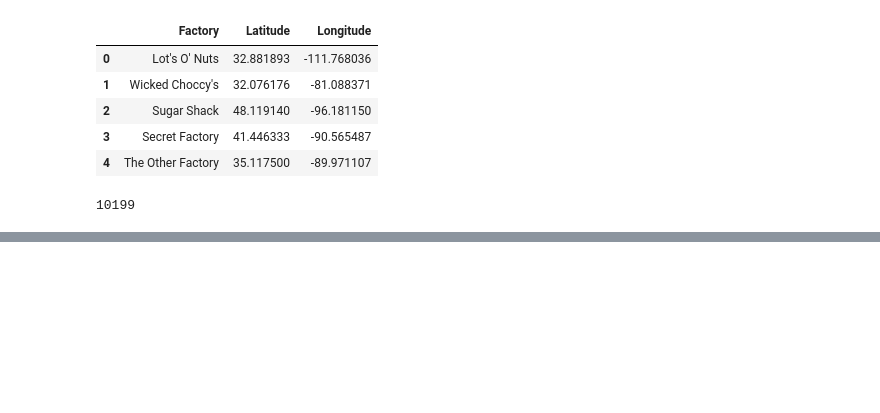
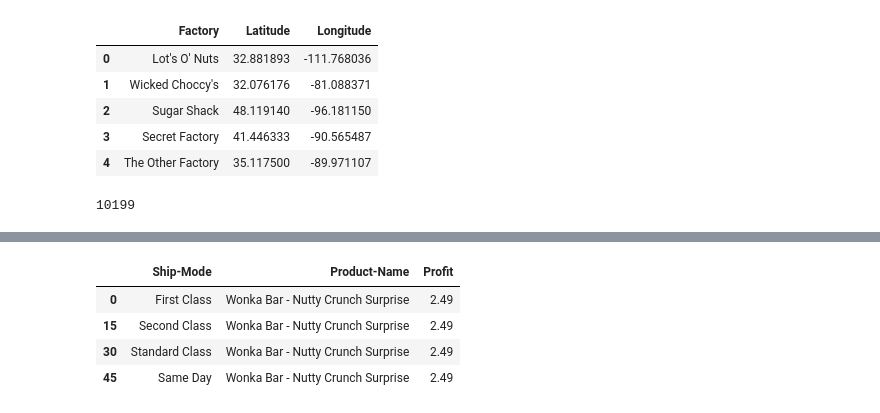
Before and after one commit to stephene369/Mentor-BusinessIntelligence, a Jupyter notebook: project.ipynb, the cells around one changed output, grey strips where cells are left out. Saved outputs shown, nothing was run; the diff lists cells and outputs as text; code cells hidden in the pictures; blank space fills up the shorter version.

```diff
--- a/project.ipynb
+++ b/project.ipynb
@@ -129,0 +211,9 @@ df0 = sales_uszips [sales_uszips["Ship Mode"]  == "First Class"  ]
+# %%
+wonka = data_[data_['Product-Name'] == 'Wonka Bar - Nutty Crunch Surprise']
+wonka
+# %% [output]
+|  | Ship-Mode | Product-Name | Profit |
+| 0 | First Class | Wonka Bar - Nutty Crunch Surprise | 2.49 |
+| 15 | Second Class | Wonka Bar - Nutty Crunch Surprise | 2.49 |
+| 30 | Standard Class | Wonka Bar - Nutty Crunch Surprise | 2.49 |
+| 45 | Same Day | Wonka Bar - Nutty Crunch Surprise | 2.49 |
```
Also changed, not shown: parts of 13 cells of this notebook, 6 other files.
